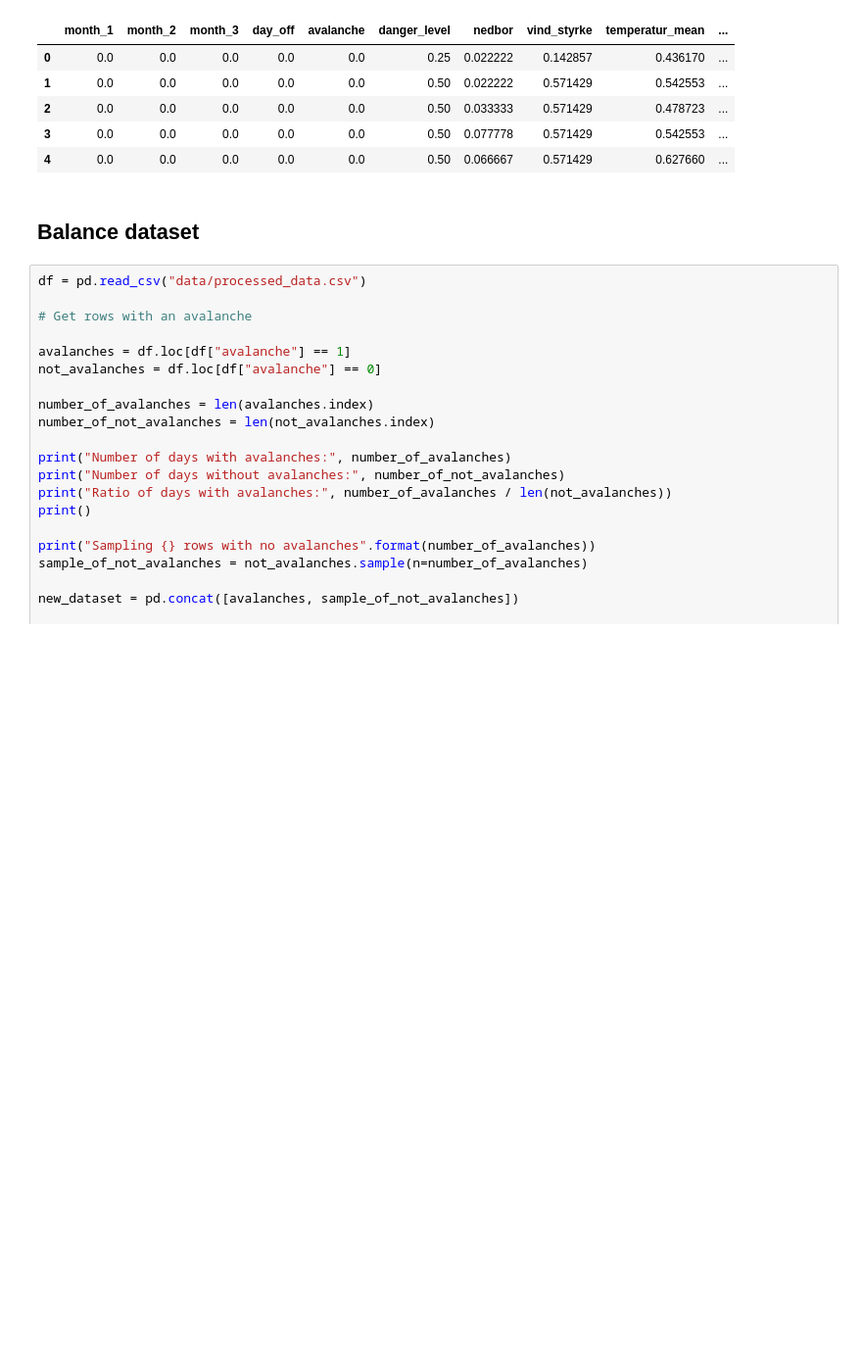
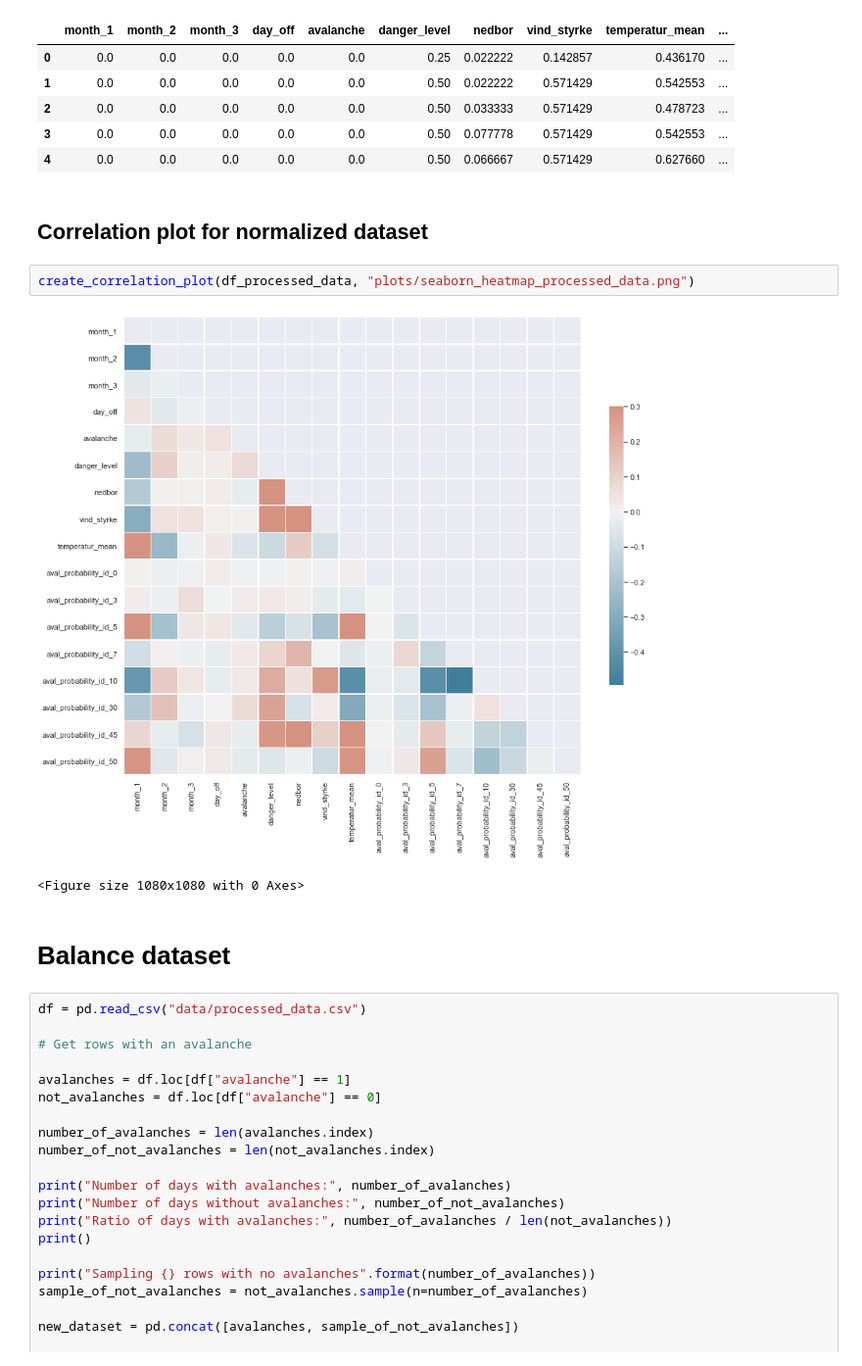
Before and after one commit to SimenHolmestad/TDT4290-Avalanche-prediction, a Jupyter notebook: Avalanche_Prediction.ipynb, the cells around one changed output. Shown at 98% size. Saved outputs shown, nothing was run; the diff lists cells and outputs as text; blank space fills up the shorter version.

Commit message:
Put the correlation plots at the right places

```diff
--- a/Avalanche_Prediction.ipynb
+++ b/Avalanche_Prediction.ipynb
@@ -235,8 +279,15 @@ df_processed_data.head(5)
 | 2 | 0.0 | 0.0 | 0.0 | 0.0 | 0.0 | 0.50 | 0.033333 | 0.571429 | 0.478723 | ... |
 | 3 | 0.0 | 0.0 | 0.0 | 0.0 | 0.0 | 0.50 | 0.077778 | 0.571429 | 0.542553 | ... |
 | 4 | 0.0 | 0.0 | 0.0 | 0.0 | 0.0 | 0.50 | 0.066667 | 0.571429 | 0.627660 | ... |
+# %% [markdown]
+## Correlation plot for normalized dataset
+# %%
+create_correlation_plot(df_processed_data, "plots/seaborn_heatmap_processed_data.png")
+# %% [output]
+[figure, added]
+<Figure size 1080x1080 with 0 Axes>
 # %% [markdown]
-## Balance dataset
+# Balance dataset
 # %%
 df = pd.read_csv("data/processed_data.csv")
 
```
Also changed, not shown: parts of 34 cells of this notebook, 4 other files.
